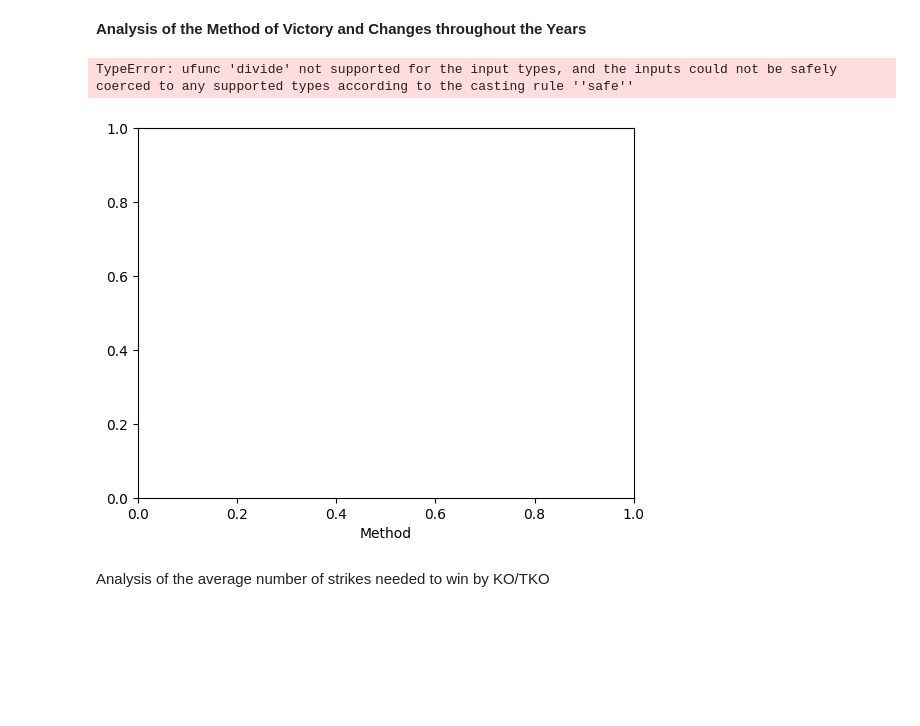
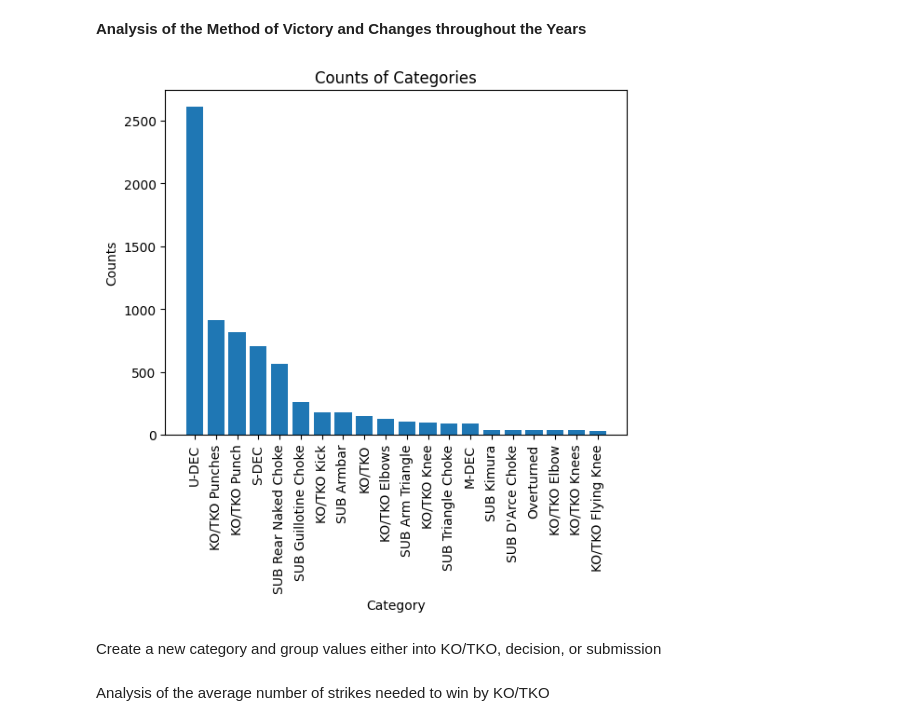
Before and after one commit to thomassems/UFC-Fight-Analytics, a Jupyter notebook: fight_analysis.ipynb, the cells around one changed output. Cells and saved outputs as stored; diff of their text form; code cells hidden in the pictures; blank space fills up the shorter version.

Commit message:
Graphed the top fight methods of victory

```diff
--- a/fight_analysis.ipynb
+++ b/fight_analysis.ipynb
@@ -93,13 +79,22 @@ Index(['Fighter 1', 'Fighter 2', 'Fighter_1_KD', 'Fighter_2_KD',
       dtype='object')
 # %% [markdown]
 **Analysis of the Method of Victory and Changes throughout the Years**
-# %%
-train_data.boxplot(column='Weight_Class', by='Method')
-plt.title('Method of Victory')
-plt.show()
-# %% [output]
-TypeError: ufunc 'divide' not supported for the input types, and the inputs could not be safely coerced to any supported types according to the casting rule ''safe''
-[figure, removed]
+# %%
+category_counts = train_data['Method'].value_counts()
+top_10_categories = category_counts.head(20)
+categories = top_10_categories.index
+counts = top_10_categories.values
+
+plt.bar(categories, counts)  # Create bar chart
+plt.xlabel('Category')  # Label the x-axis as "Category"
+plt.ylabel('Counts')  # Label the y-axis as "Counts"
+plt.title('Counts of Categories')  # Give the plot a title
+plt.xticks(rotation=90)  # Rotate category names for better readability if needed
+plt.show()
+# %% [output]
+[figure, added]
+# %% [markdown]
+Create a new category and group values either into KO/TKO, decision, or submission
 # %%
 # Will first look at how many fights ended in different things, like subs, TKO's decisions. Then we'll look at how this changed over the years.
 # Also want to study how the method of victory differs between weight classes
```
Also changed, not shown: parts of 1 cell of this notebook.
